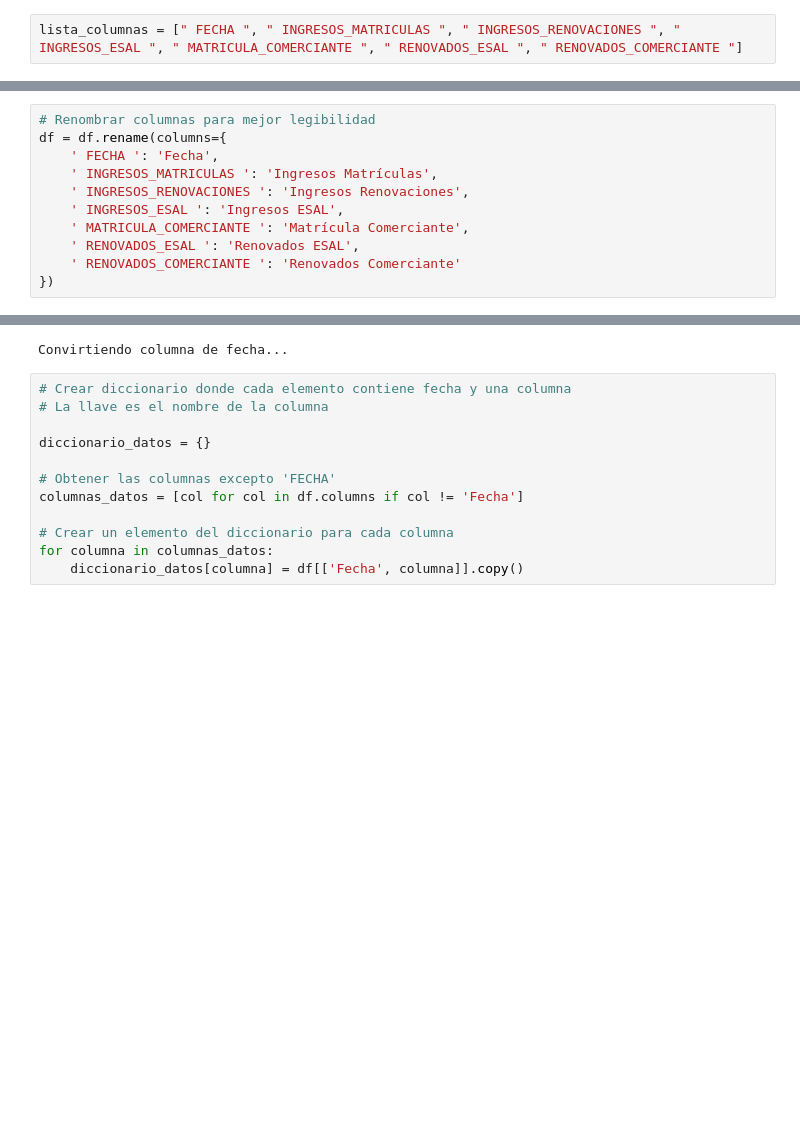
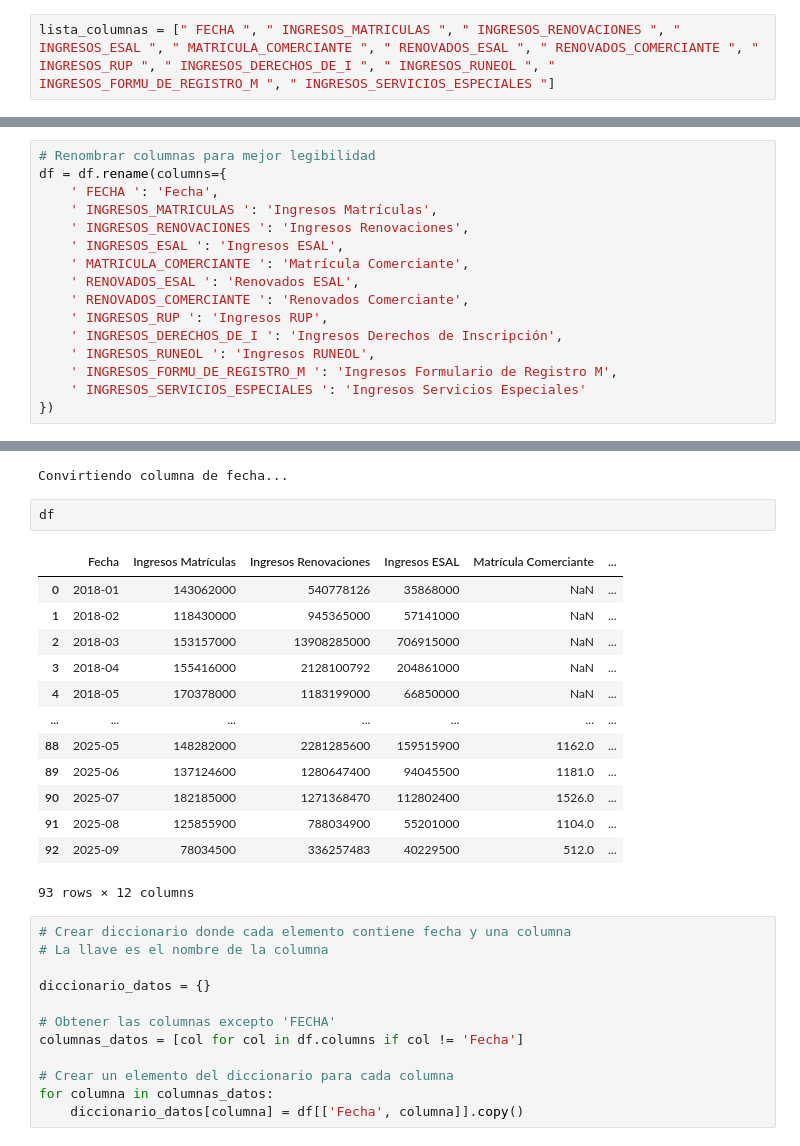
Before and after one commit to darrauthStudent/Pronosticos-CCB, a Jupyter notebook: data cleaning.ipynb, the cells around one changed output, grey strips where cells are left out. Saved outputs shown, nothing was run; the diff lists cells and outputs as text; blank space fills up the shorter version.

```diff
--- a/data cleaning.ipynb
+++ b/data cleaning.ipynb
@@ -6,7 +10,7 @@ from src.etl import export_dict_to_csv
 # %%
 df = pd.read_csv('data/Data raw.csv', delimiter=';')
 # %%
-lista_columnas = [" FECHA ", " INGRESOS_MATRICULAS ", " INGRESOS_RENOVACIONES ", " INGRESOS_ESAL ", " MATRICULA_COMERCIANTE ", " RENOVADOS_ESAL ", " RENOVADOS_COMERCIANTE "]
+lista_columnas = [" FECHA ", " INGRESOS_MATRICULAS ", " INGRESOS_RENOVACIONES ", " INGRESOS_ESAL ", " MATRICULA_COMERCIANTE ", " RENOVADOS_ESAL ", " RENOVADOS_COMERCIANTE ", " INGRESOS_RUP ", " INGRESOS_DERECHOS_DE_I ", " INGRESOS_RUNEOL ", " INGRESOS_FORMU_DE_REGISTRO_M ", " INGRESOS_SERVICIOS_ESPECIALES "]
 # %%
 df = df[lista_columnas]
 # %%
@@ -18,7 +22,12 @@ df = df.rename(columns={
     ' INGRESOS_ESAL ': 'Ingresos ESAL',
     ' MATRICULA_COMERCIANTE ': 'Matrícula Comerciante',
     ' RENOVADOS_ESAL ': 'Renovados ESAL',
-    ' RENOVADOS_COMERCIANTE ': 'Renovados Comerciante'
+    ' RENOVADOS_COMERCIANTE ': 'Renovados Comerciante',
+    ' INGRESOS_RUP ': 'Ingresos RUP',
+    ' INGRESOS_DERECHOS_DE_I ': 'Ingresos Derechos de Inscripción',
+    ' INGRESOS_RUNEOL ': 'Ingresos RUNEOL',
+    ' INGRESOS_FORMU_DE_REGISTRO_M ': 'Ingresos Formulario de Registro M',
+    ' INGRESOS_SERVICIOS_ESPECIALES ': 'Ingresos Servicios Especiales'
 })
 # %%
 # Función para limpiar y convertir valores monetarios a numéricos
@@ -58,6 +67,22 @@ print("Convirtiendo columna de fecha...")
 df['Fecha'] = pd.to_datetime(df['Fecha'], format='%m/%d/%Y', errors='coerce').dt.to_period('M')
 # %% [output]
 Convirtiendo columna de fecha...
+# %%
+df
+# %% [output]
+|  | Fecha | Ingresos Matrículas | Ingresos Renovaciones | Ingresos ESAL | Matrícula Comerciante | ... |
+| 0 | 2018-01 | 143062000 | 540778126 | 35868000 | NaN | ... |
+| 1 | 2018-02 | 118430000 | 945365000 | 57141000 | NaN | ... |
+| 2 | 2018-03 | 153157000 | 13908285000 | 706915000 | NaN | ... |
+| 3 | 2018-04 | 155416000 | 2128100792 | 204861000 | NaN | ... |
+| 4 | 2018-05 | 170378000 | 1183199000 | 66850000 | NaN | ... |
+| ... | ... | ... | ... | ... | ... | ... |
+| 88 | 2025-05 | 148282000 | 2281285600 | 159515900 | 1162.0 | ... |
+| 89 | 2025-06 | 137124600 | 1280647400 | 94045500 | 1181.0 | ... |
+| 90 | 2025-07 | 182185000 | 1271368470 | 112802400 | 1526.0 | ... |
+| 91 | 2025-08 | 125855900 | 788034900 | 55201000 | 1104.0 | ... |
+| 92 | 2025-09 | 78034500 | 336257483 | 40229500 | 512.0 | ... |
+93 rows × 12 columns
 # %%
 # Crear diccionario donde cada elemento contiene fecha y una columna
 # La llave es el nombre de la columna
```
Also changed, not shown: parts of 2 cells of this notebook, 29 other files.
